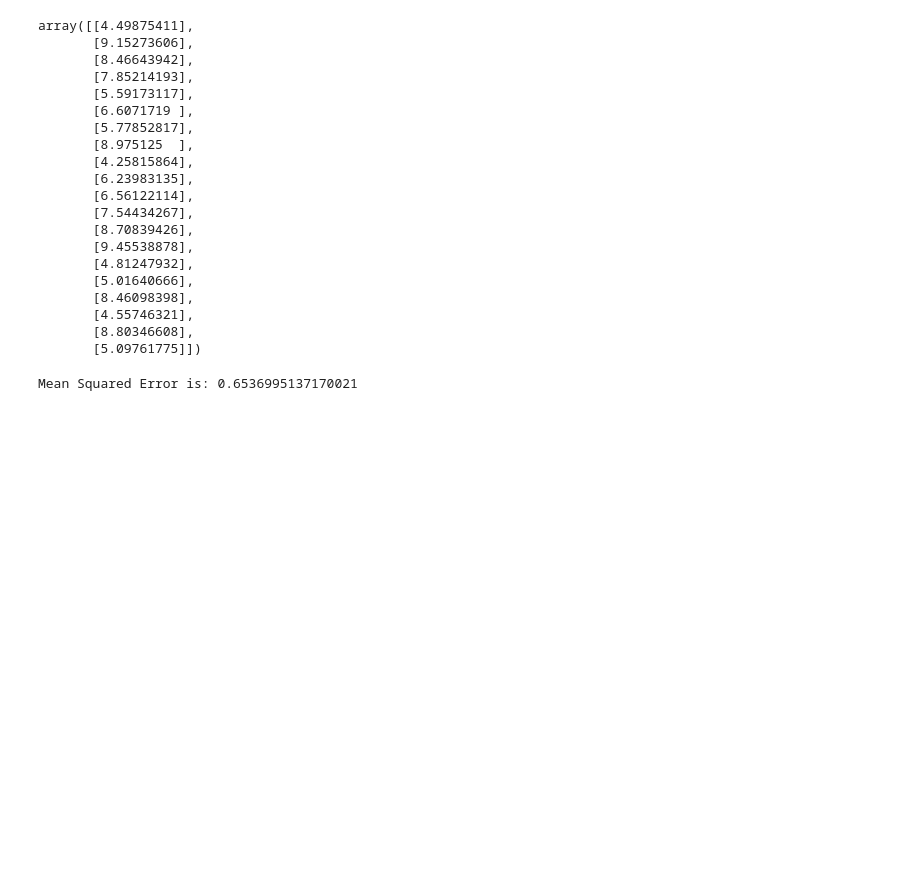
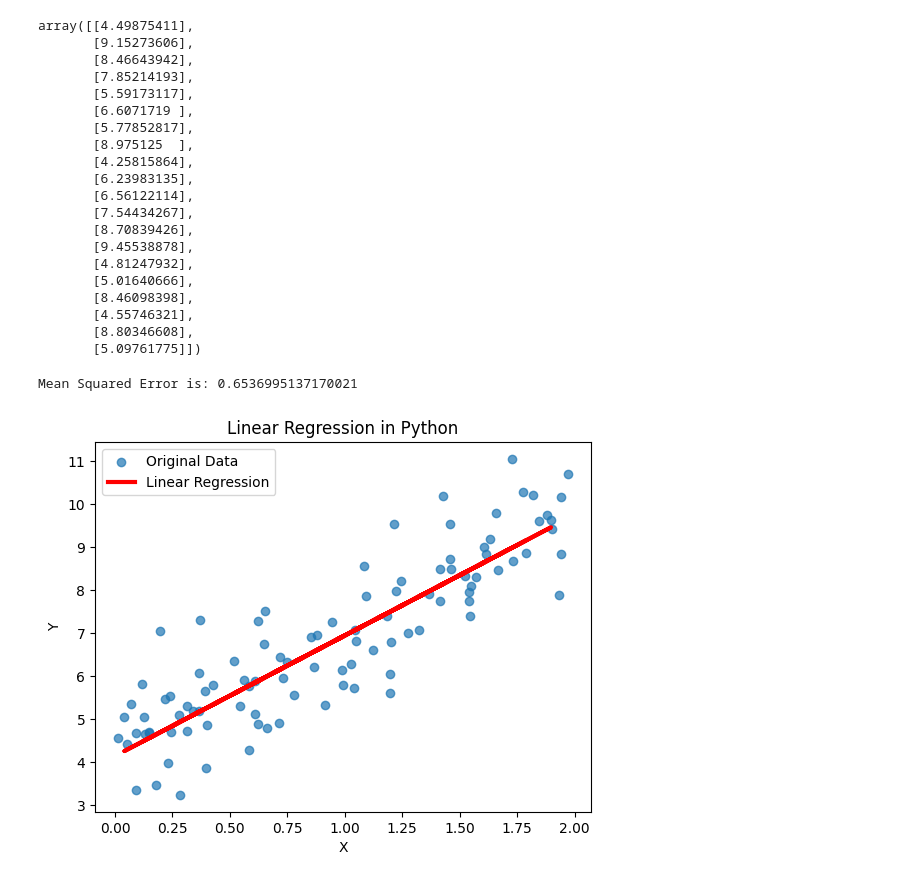
Before and after one commit to rifah07/Basic-of-Python-for-ML, a Jupyter notebook: Linear_Rigression.ipynb, the cells around one changed output. Drawn from its saved outputs; the diff is of its cells as text; code cells hidden in the pictures; blank space fills up the shorter version.

Commit message:
linear regression completed

```diff
--- a/Linear_Rigression.ipynb
+++ b/Linear_Rigression.ipynb
@@ -45,3 +55,15 @@ mse= mean_squared_error(Y_test, Y_pred)
 print(f"Mean Squared Error is: {mse}")
 # %% [output]
 Mean Squared Error is: 0.6536995137170021
+# %%
+#plot the predicted data against input test data
+
+plt.scatter(X,Y, alpha=0.7, label='Original Data')
+plt.plot(X_test, Y_pred, color='red',linewidth=3,label='Linear Regression')
+plt.title("Linear Regression in Python")
+plt.xlabel('X')
+plt.ylabel('Y')
+plt.legend()
+plt.show()
+# %% [output]
+[figure, added]
```
Also changed, not shown: parts of 6 cells of this notebook.
